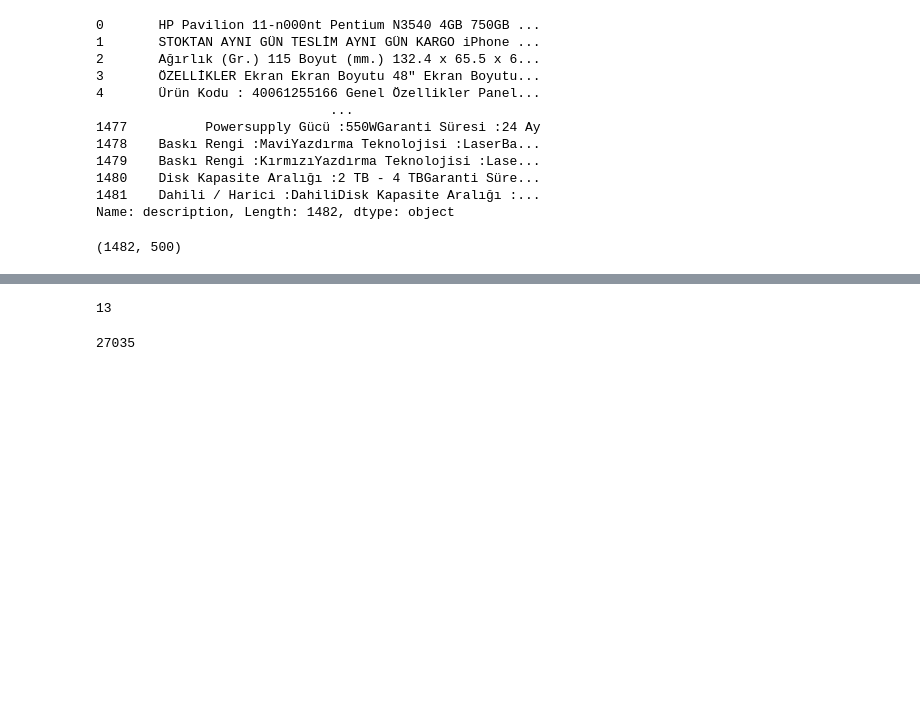
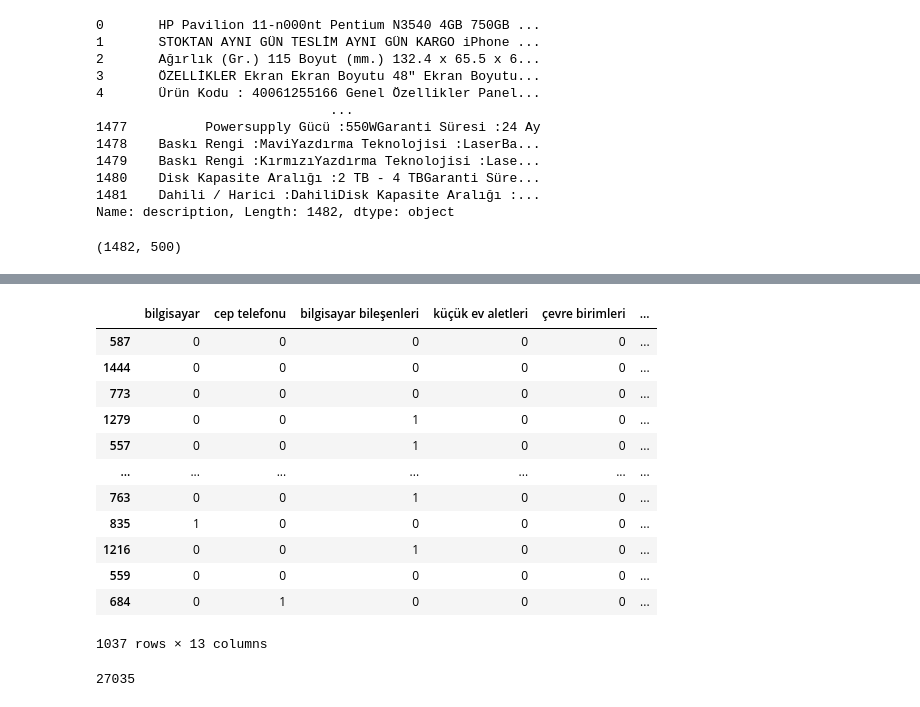
Before and after one commit to AlperenOvak/Product_Classification, a Jupyter notebook: v2.3_general_class/product_category_prediction.ipynb, the cells around one changed output, grey strips where cells are left out. Cells and saved outputs as stored; diff of their text form; code cells hidden in the pictures; blank space fills up the shorter version.

```diff
--- a/v2.3_general_class/product_category_prediction.ipynb
+++ b/v2.3_general_class/product_category_prediction.ipynb
@@ -627,10 +643,22 @@ array(['bilgisayar', 'bilgisayar bileşenleri', 'cep telefonu',
 num_classes = y_train.shape[1]
 max_words = len(tokenizer.word_index) + 1
 maxlen = 500
-# %%
-num_classes
-# %% [output]
-13
+# %%
+y_train
+# %% [output]
+|  | bilgisayar | cep telefonu | bilgisayar bileşenleri | küçük ev aletleri | çevre birimleri | ... |
+| 587 | 0 | 0 | 0 | 0 | 0 | ... |
+| 1444 | 0 | 0 | 0 | 0 | 0 | ... |
+| 773 | 0 | 0 | 0 | 0 | 0 | ... |
+| 1279 | 0 | 0 | 1 | 0 | 0 | ... |
+| 557 | 0 | 0 | 1 | 0 | 0 | ... |
+| ... | ... | ... | ... | ... | ... | ... |
+| 763 | 0 | 0 | 1 | 0 | 0 | ... |
+| 835 | 1 | 0 | 0 | 0 | 0 | ... |
+| 1216 | 0 | 0 | 1 | 0 | 0 | ... |
+| 559 | 0 | 0 | 0 | 0 | 0 | ... |
+| 684 | 0 | 1 | 0 | 0 | 0 | ... |
+1037 rows × 13 columns
 # %%
 max_words # max words/ total vocab + 1
 # %% [output]
```
Also changed, not shown: parts of 11 cells of this notebook, 6 other files.
